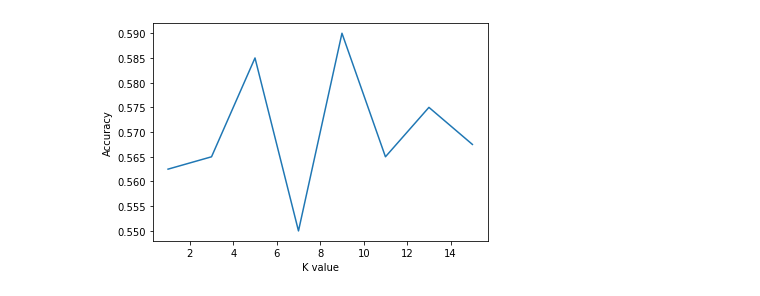
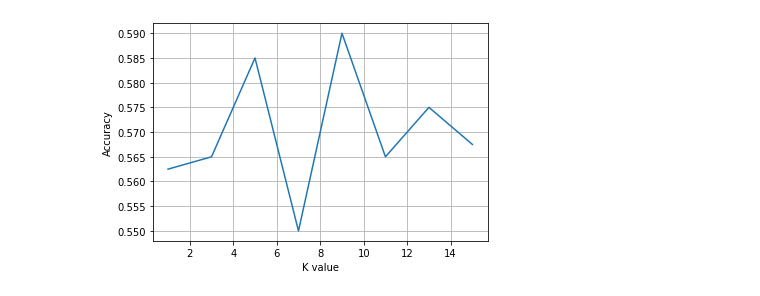
Before and after one commit to Likhith-Asapu/Locally-Adaptive-KNN, a Jupyter notebook: knn.ipynb, the cells around one changed output. Drawn from its saved outputs; the diff is of its cells as text; code cells hidden in the pictures.

```diff
--- a/knn.ipynb
+++ b/knn.ipynb
@@ -5,8 +5,8 @@ import matplotlib.pyplot as plt
 from sklearn.model_selection import train_test_split
 from collections import Counter
 # %%
-mobiles = pd.read_csv("./train.csv")
+dataset = pd.read_csv("./train.csv")
 # %%
-X = mobiles.iloc[1:,0:20].values
-y = mobiles.iloc[1:,20].values
+X = dataset.iloc[1:, 0:20].values
+y = dataset.iloc[1:, 20].values
 # %%
@@ -58,7 +59,8 @@ for K in K_VALUES:
 # %%
 plt.xlabel("K value")
 plt.ylabel("Accuracy")
 plt.plot(K_VALUES, K_ACCURACY)
+plt.grid()
 plt.show()
 # %% [output]
-[figure, old version]
+[figure, new version]
```
Also changed, not shown: parts of 3 cells of this notebook, 1 other file.
